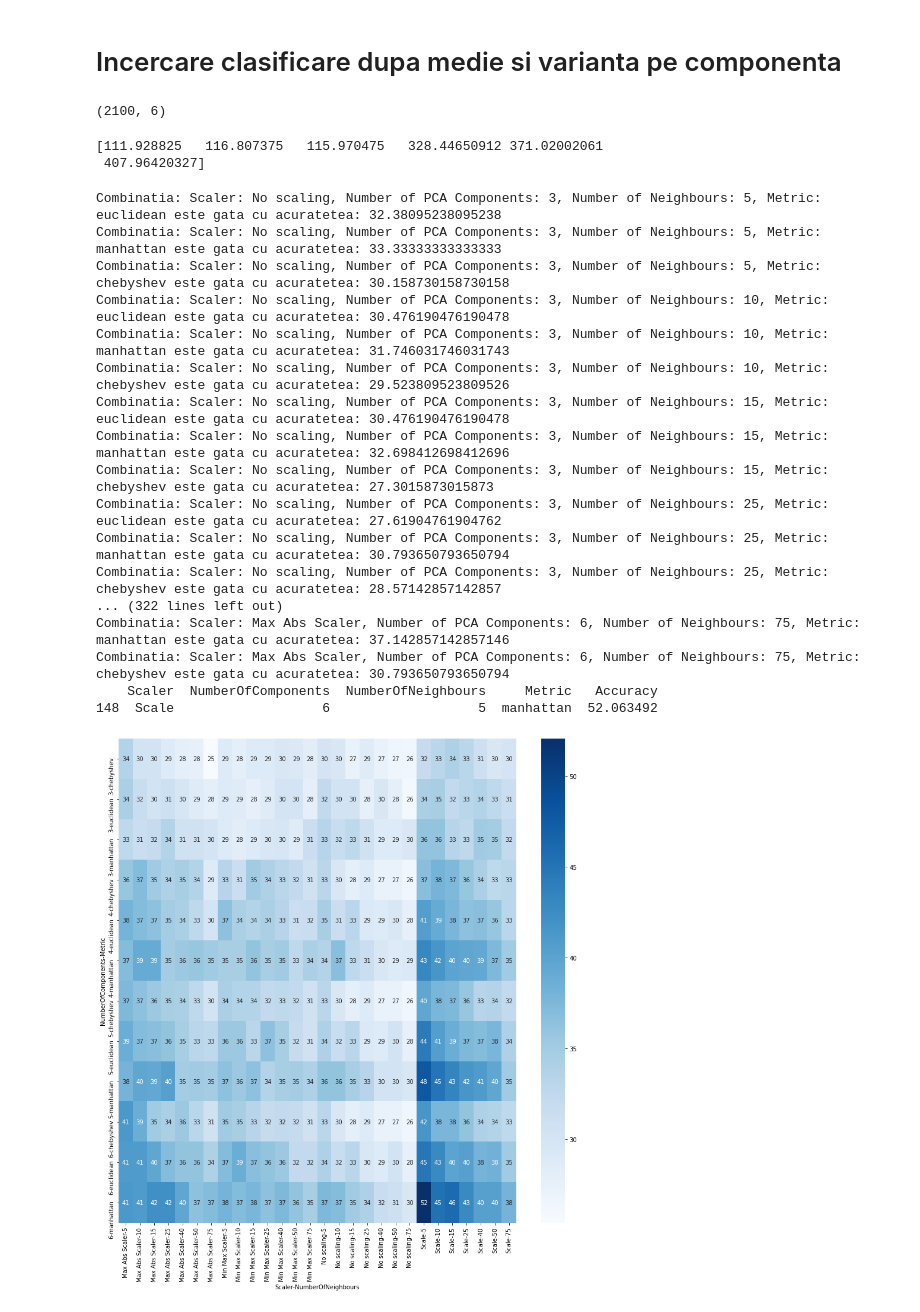
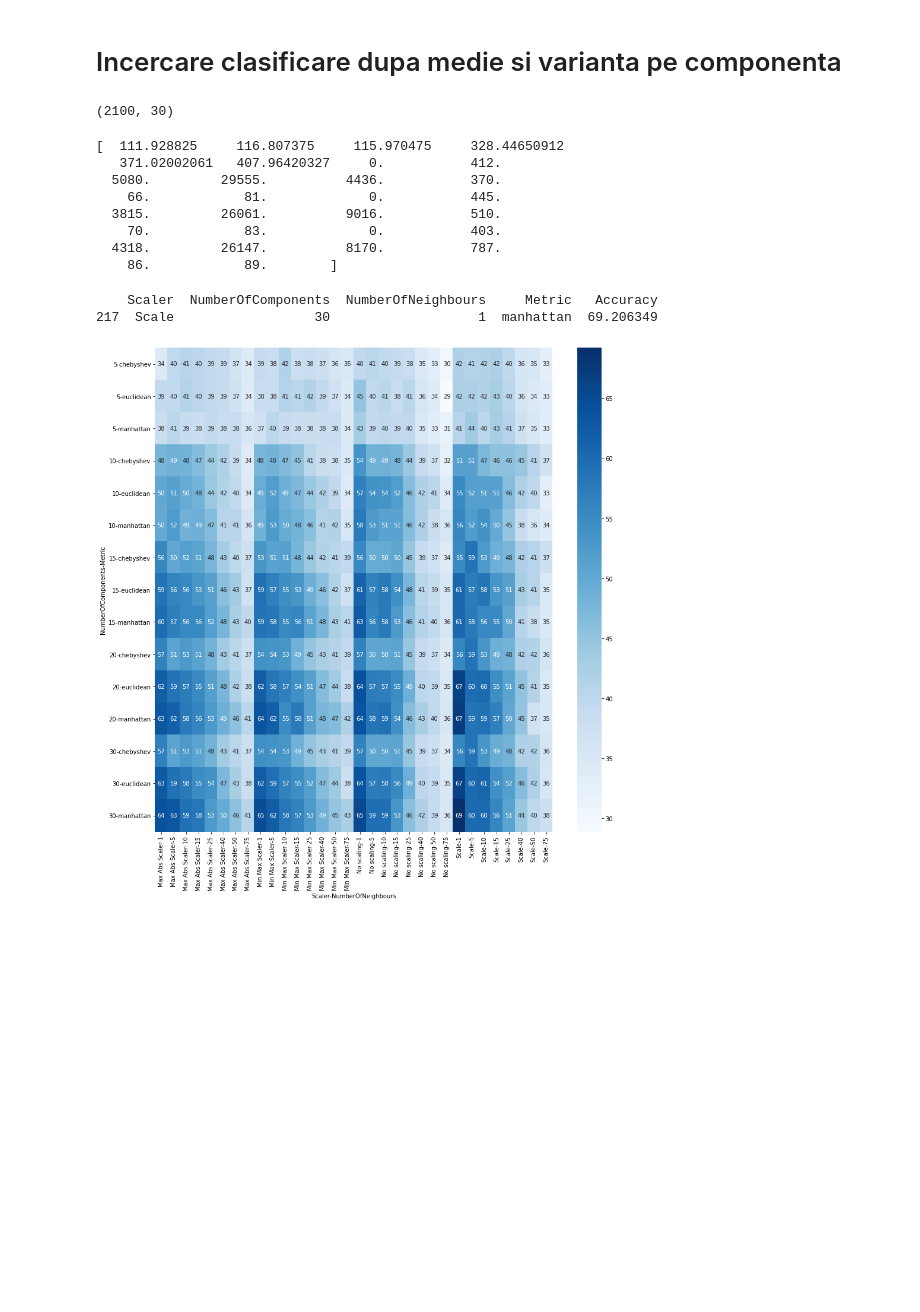
Before and after one commit to ionut-girla/CPPSMS_project, a Jupyter notebook: Proiect_CPPSMS.ipynb, the cells around one changed output. Cells and saved outputs as stored; diff of their text form; code cells hidden in the pictures; blank space fills up the shorter version.

Commit message:
final Version
Classification by mean, variance and color histogram

```diff
--- a/Proiect_CPPSMS.ipynb
+++ b/Proiect_CPPSMS.ipynb
@@ -128,0 +130,16 @@ Afisarea histogramei pentru fiecare componenta a primei imagini din fiecare cate
+# %%
+hist_vector = []
+
+for index in range(0,len(X)):
+    img  = X[index]
+    color = ('b','g','r')
+    hist_values = []
+    for i,col in enumerate(color):
+        histr = cv2.calcHist([img[200*200*i: 200*200*(i+1)]],[0],None,[8],[0,256])
+        list_histr = histr.tolist()
+        flat_list = [item for sublist in list_histr for item in sublist]
+        #hist_values.append(flat_list)
+        hist_values = np.concatenate((hist_values, flat_list))
+    hist_vector.append(hist_values)
+
+print(np.shape(hist_vector))
@@ -425,15 +445,21 @@ Combinatia: Scaler: No scaling, Number of PCA Components: 10, Number of Neighbou
 # %%
 
 new_dataset = np.concatenate((mean_vector, var_vector),axis = 1)
-
+new_dataset = np.concatenate((new_dataset,hist_vector),axis = 1)
 print(np.shape(new_dataset))
 # %% [output]
-(2100, 6)
+(2100, 30)
 # %%
 print(new_dataset[0])
 # %% [output]
-[111.928825   116.807375   115.970475   328.44650912 371.02002061
- 407.96420327]
+[  111.928825     116.807375     115.970475     328.44650912
+   371.02002061   407.96420327     0.           412.
+  5080.         29555.          4436.           370.
+    66.            81.             0.           445.
+  3815.         26061.          9016.           510.
+    70.            83.             0.           403.
+  4318.         26147.          8170.           787.
+    86.            89.        ]
 # %%
 new_x_train, new_x_test, new_y_train, new_y_test = train_test_split(new_dataset, y, test_size = 0.15)
 # %%
@@ -445,54 +471,39 @@ scaling = [
     ('Max Abs Scaler', MaxAbsScaler().fit_transform(new_x_train), MaxAbsScaler().fit_transform(new_x_test))
 ]
 
-pca_values = [3,4,5,6]
-knn_nei = [5,10,15,25,40,50,75]
-knn_metric = ['euclidean','manhattan','chebyshev', ]
+pca_values = [5,10,15,20,30]
+knn_nei = [1,5,10,15,25,40,50,75]
+knn_metric = ['euclidean','manhattan','chebyshev']
 for name, train, test in scaling:
     for number_of_components in pca_values:
         for number_of_neighbours in knn_nei:
             for knn_met in knn_metric:
                 train_local = copy.copy(train)
                 test_local = copy.copy(test)
                 pca = PCA(n_components = number_of_components)
                 x_train_curent = pca.fit_transform(train_local)
                 x_test_curent = pca.transform(test_local)
                 clf = KNeighborsClassifier(n_neighbors = number_of_neighbours, metric = knn_met)
                 clf.fit(x_train_curent, new_y_train)
                 y_predicted = clf.predict(x_test_curent)
                 acc_list.append([name, number_of_components,number_of_neighbours, knn_met,accuracy_score(y_predicted, new_y_test)*100])
-                print(f"Combinatia: Scaler: {name}, Number of PCA Components: {number_of_components}, Number of Neighbours: {number_of_neighbours}, Metric: {knn_met} este gata cu acuratetea: {accuracy_score(y_predicted, new_y_test)*100}")
+                #print(f"Combinatia: Scaler: {name}, Number of PCA Components: {number_of_components}, Number of Neighbours: {number_of_neighbours}, Metric: {knn_met} este gata cu acuratetea: {accuracy_score(y_predicted, new_y_test)*100}")
 acc_df = pd.DataFrame(acc_list)
 acc_df.columns = ['Scaler', 'NumberOfComponents', 'NumberOfNeighbours','Metric', 'Accuracy']
 
 print(acc_df[acc_df.Accuracy == acc_df.Accuracy.max()])
 
 heatmap = pd.pivot_table(acc_df, values='Accuracy',
                      index=['NumberOfComponents','Metric'],
                      columns=['Scaler','NumberOfNeighbours'])
 
 plt.figure(figsize=(15,15))
 sn.heatmap(heatmap, annot=True, cmap="Blues")
 plt.show()
 # %% [output]
-Combinatia: Scaler: No scaling, Number of PCA Components: 3, Number of Neighbours: 5, Metric: euclidean este gata cu acuratetea: 32.38095238095238
-Combinatia: Scaler: No scaling, Number of PCA Components: 3, Number of Neighbours: 5, Metric: manhattan este gata cu acuratetea: 33.33333333333333
-Combinatia: Scaler: No scaling, Number of PCA Components: 3, Number of Neighbours: 5, Metric: chebyshev este gata cu acuratetea: 30.158730158730158
-Combinatia: Scaler: No scaling, Number of PCA Components: 3, Number of Neighbours: 10, Metric: euclidean este gata cu acuratetea: 30.476190476190478
-Combinatia: Scaler: No scaling, Number of PCA Components: 3, Number of Neighbours: 10, Metric: manhattan este gata cu acuratetea: 31.746031746031743
-Combinatia: Scaler: No scaling, Number of PCA Components: 3, Number of Neighbours: 10, Metric: chebyshev este gata cu acuratetea: 29.523809523809526
-Combinatia: Scaler: No scaling, Number of PCA Components: 3, Number of Neighbours: 15, Metric: euclidean este gata cu acuratetea: 30.476190476190478
-Combinatia: Scaler: No scaling, Number of PCA Components: 3, Number of Neighbours: 15, Metric: manhattan este gata cu acuratetea: 32.698412698412696
-Combinatia: Scaler: No scaling, Number of PCA Components: 3, Number of Neighbours: 15, Metric: chebyshev este gata cu acuratetea: 27.3015873015873
-Combinatia: Scaler: No scaling, Number of PCA Components: 3, Number of Neighbours: 25, Metric: euclidean este gata cu acuratetea: 27.61904761904762
-Combinatia: Scaler: No scaling, Number of PCA Components: 3, Number of Neighbours: 25, Metric: manhattan este gata cu acuratetea: 30.793650793650794
-Combinatia: Scaler: No scaling, Number of PCA Components: 3, Number of Neighbours: 25, Metric: chebyshev este gata cu acuratetea: 28.57142857142857
-... (322 lines left out)
-Combinatia: Scaler: Max Abs Scaler, Number of PCA Components: 6, Number of Neighbours: 75, Metric: manhattan este gata cu acuratetea: 37.142857142857146
-Combinatia: Scaler: Max Abs Scaler, Number of PCA Components: 6, Number of Neighbours: 75, Metric: chebyshev este gata cu acuratetea: 30.793650793650794
     Scaler  NumberOfComponents  NumberOfNeighbours     Metric   Accuracy
-148  Scale                   6                   5  manhattan  52.063492
+217  Scale                  30                   1  manhattan  69.206349
-[figure, old version]
+[figure, new version]
 # %%
 x_train_local = preprocessing.scale(new_x_train)
 x_test_local  = preprocessing.scale(new_x_test)
```
Also changed, not shown: parts of 14 cells of this notebook.
